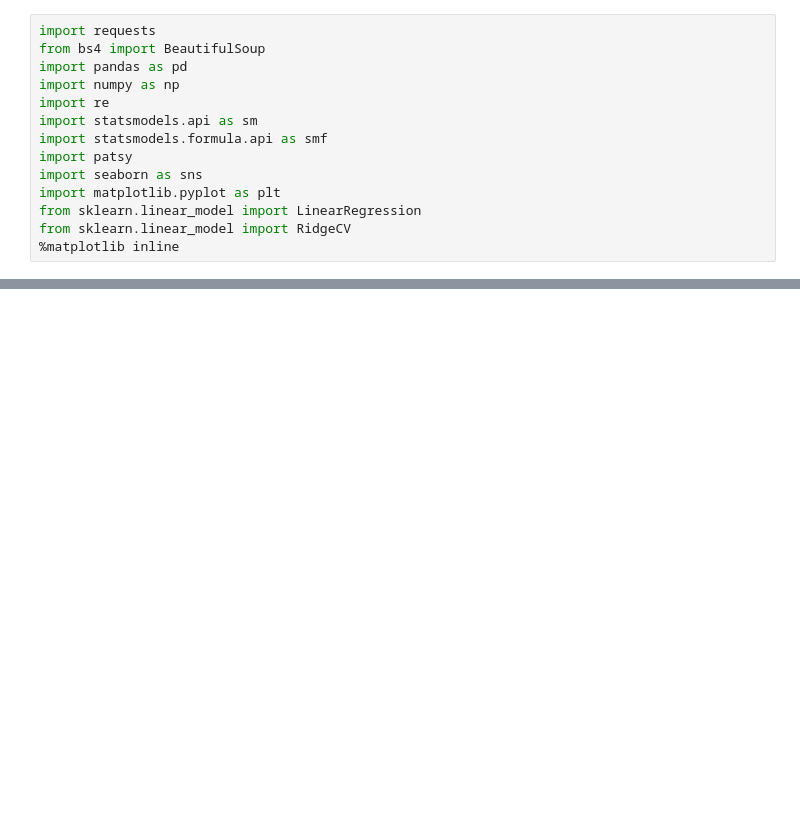
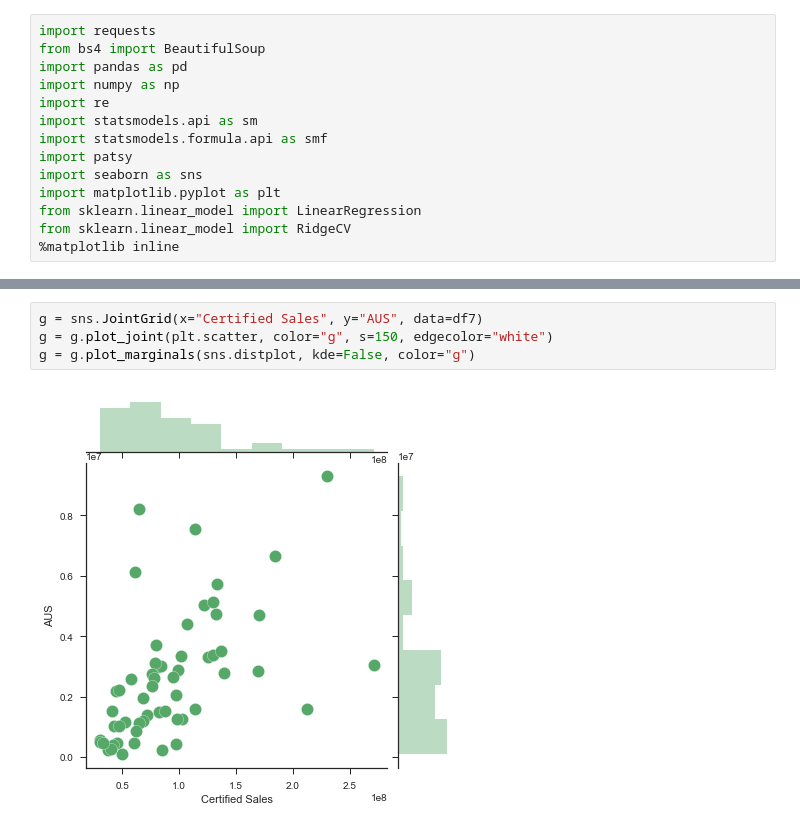
Before and after one commit to kpuryear/Puryear_Metis, a Jupyter notebook: Project2/Regression testing.ipynb, the cells around one changed output, grey strips where cells are left out. Cells and saved outputs as stored; diff of their text form; blank space fills up the shorter version.

```diff
--- a/Project2/Regression testing.ipynb
+++ b/Project2/Regression testing.ipynb
@@ -57,0 +105,6 @@ ValueError: color kwarg must have one color per dataset
+# %%
+g = sns.JointGrid(x="Certified Sales", y="AUS", data=df7)
+g = g.plot_joint(plt.scatter, color="g", s=150, edgecolor="white")
+g = g.plot_marginals(sns.distplot, kde=False, color="g")
+# %% [output]
+[figure, added]
```
Also changed, not shown: parts of 14 cells of this notebook.
